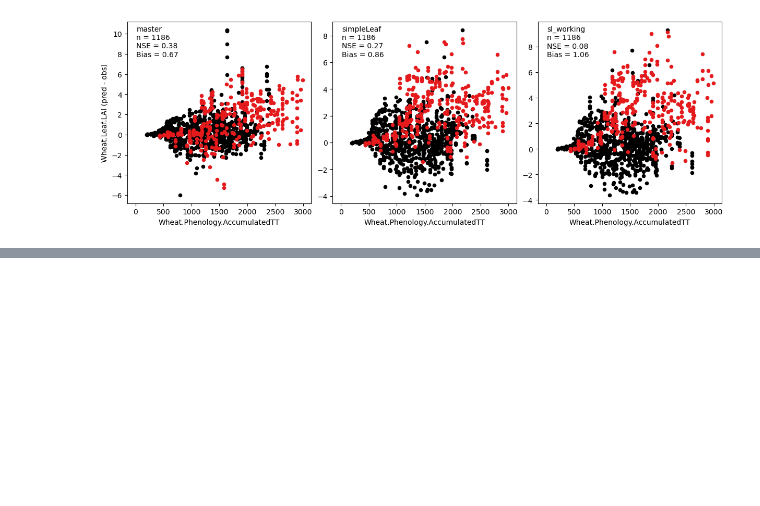
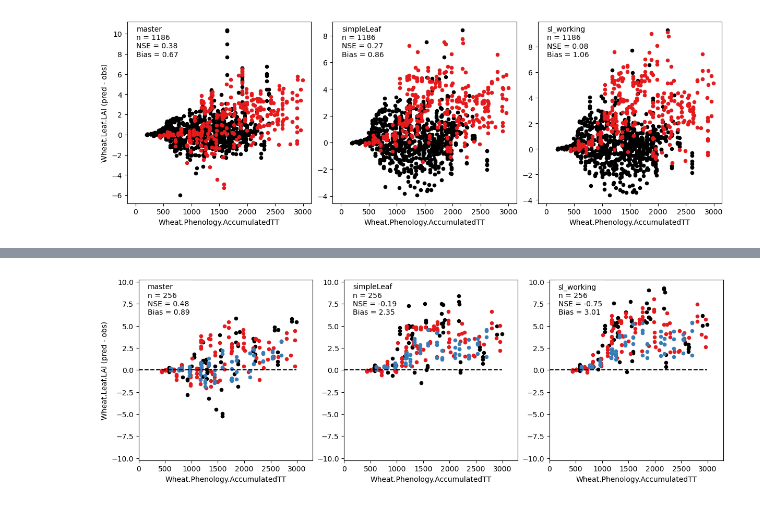
Before and after one commit to HamishBrownPFR/APSIMTools, a Jupyter notebook: Wheat Analysis/TestWheatObsPred.ipynb, the cells around one changed output, grey strips where cells are left out. Cells and saved outputs as stored; diff of their text form; code cells hidden in the pictures; blank space fills up the shorter version.

```diff
--- a/Wheat Analysis/TestWheatObsPred.ipynb
+++ b/Wheat Analysis/TestWheatObsPred.ipynb
@@ -1816,0 +1814,9 @@ test
+# %%
+var = 'Wheat.Leaf.LAI'
+demark_by = 'Experiment'
+x_var = 'Wheat.Phenology.AccumulatedTT'
+filter_dict = {"filter_fn": lambda df: df['ProjectGroup'] =="LincolnUni",
+               "filter_vars":  ['ProjectGroup']}
+plot_res_by_branch(var=var, x_var=x_var, demark_by=demark_by, filter_dict=filter_dict )
+# %% [output]
+[figure, added]
```
Also changed, not shown: parts of 30 cells of this notebook, 1 other file.
